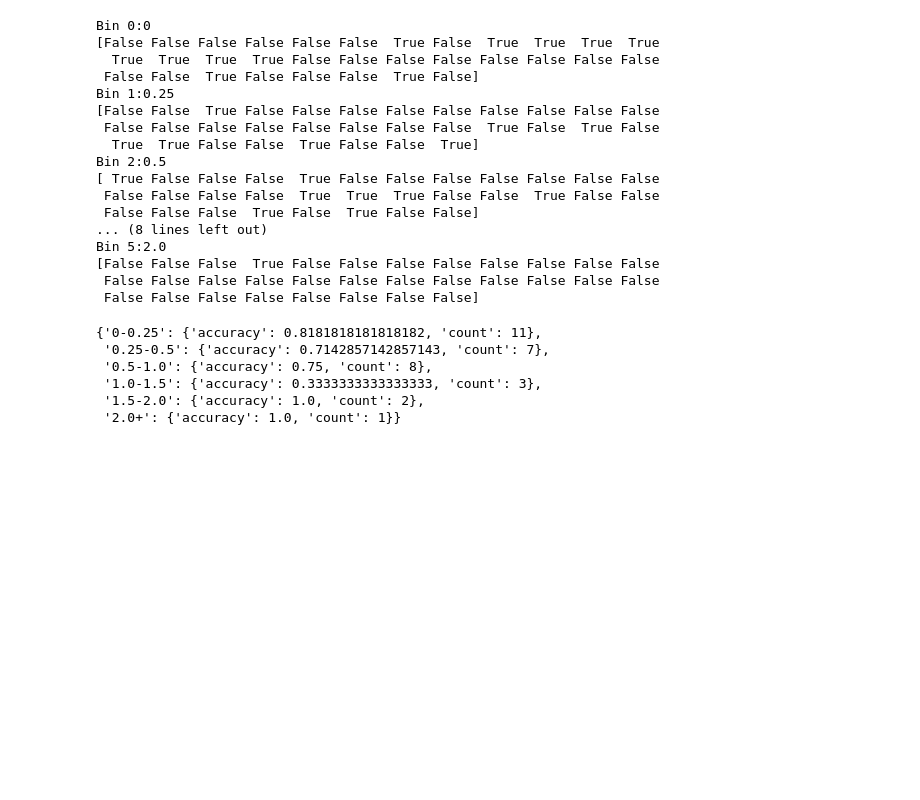
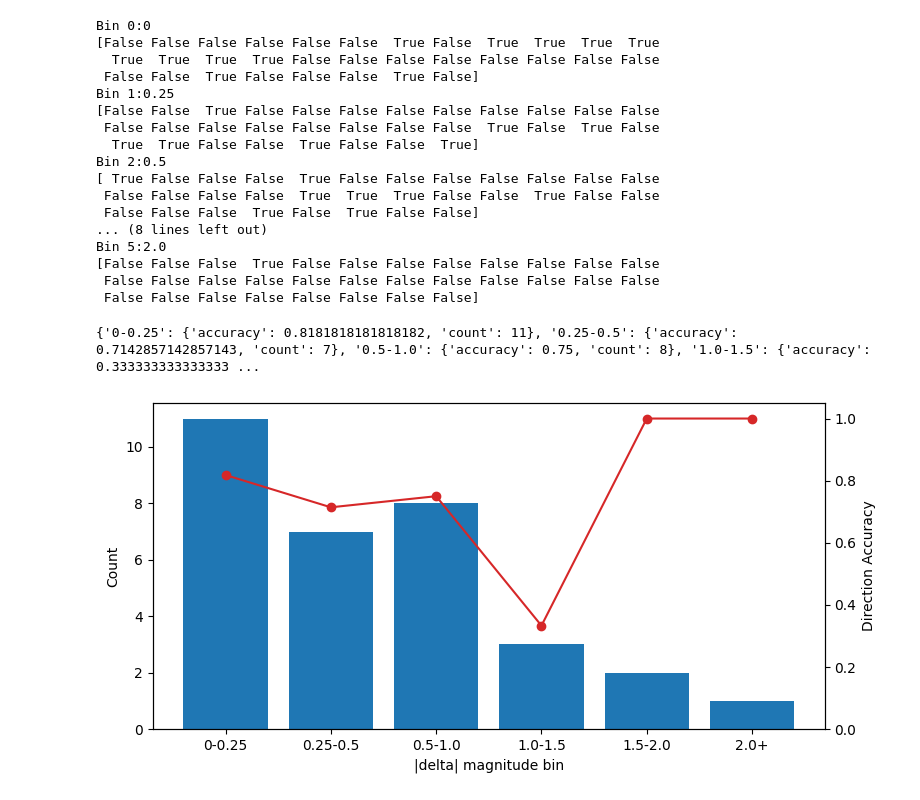
Before and after one commit to GPTomics/biojepa, a Jupyter notebook: layer_explainers/explainer_eval_gene_analysis.ipynb, the cells around one changed output. Cells and saved outputs as stored; diff of their text form; code cells hidden in the pictures; blank space fills up the shorter version.

```diff
--- a/layer_explainers/explainer_eval_gene_analysis.ipynb
+++ b/layer_explainers/explainer_eval_gene_analysis.ipynb
@@ -177,7 +187,7 @@ for p in range(unique_perts):
     print(direction)
     all_pred_dir.append(direction)
 
-all_pred_dir = np.concat(all_pred_dir)
+all_pred_dir = np.concatenate(all_pred_dir)
 all_pred_dir.shape, all_pred_dir
 # %% [output]
 --- Pert 0 ---
@@ -202,7 +212,7 @@ for p in range(unique_perts):
     print(direction)
     all_real_dir.append(direction)
 
-all_real_dir = np.concat(all_real_dir)
+all_real_dir = np.concatenate(all_real_dir)
 all_real_dir.shape, all_real_dir
 # %% [output]
 --- Pert 0 ---
@@ -314,5 +484,5 @@ f1_unchanged
 # %%
-all_magnitudes = np.abs(np.concat(mean_pert_real_delta))
+all_magnitudes = np.abs(np.concatenate(mean_pert_real_delta))
 all_magnitudes.shape, all_magnitudes
 # %% [output]
 ((32,),
@@ -358,11 +532,20 @@ Bin 5:2.0
  False False False False False False False False False False False False
  False False False False False False False False]
 # %%
-accuracy_by_magnitude
+def plot_accuracy_by_magnitude(bin_data):
+      fig, ax1 = plt.subplots(figsize=(8, 4))
+      labels, accs, counts = zip(*[(k, d['accuracy'], d['count']) for k, d in bin_data.items()])
+      x = range(len(labels))
+      ax1.bar(x, counts)
+      ax1.set(xlabel='|delta| magnitude bin', ylabel='Count')
+      ax1.set_xticks(x, labels)
+      ax2 = ax1.twinx()
+      ax2.plot(x, accs, marker='o', color='tab:red')
+      ax2.set(ylabel='Direction Accuracy', ylim=(0, 1.05))
+      plt.tight_layout()
+
+print(accuracy_by_magnitude)
+plot_accuracy_by_magnitude(accuracy_by_magnitude)
 # %% [output]
-{'0-0.25': {'accuracy': 0.8181818181818182, 'count': 11},
- '0.25-0.5': {'accuracy': 0.7142857142857143, 'count': 7},
- '0.5-1.0': {'accuracy': 0.75, 'count': 8},
- '1.0-1.5': {'accuracy': 0.3333333333333333, 'count': 3},
- '1.5-2.0': {'accuracy': 1.0, 'count': 2},
- '2.0+': {'accuracy': 1.0, 'count': 1}}
+{'0-0.25': {'accuracy': 0.8181818181818182, 'count': 11}, '0.25-0.5': {'accuracy': 0.7142857142857143, 'count': 7}, '0.5-1.0': {'accuracy': 0.75, 'count': 8}, '1.0-1.5': {'accuracy': 0.333333333333333 ...
+[figure, added]
```
Also changed, not shown: parts of 55 cells of this notebook, 1 other file.
